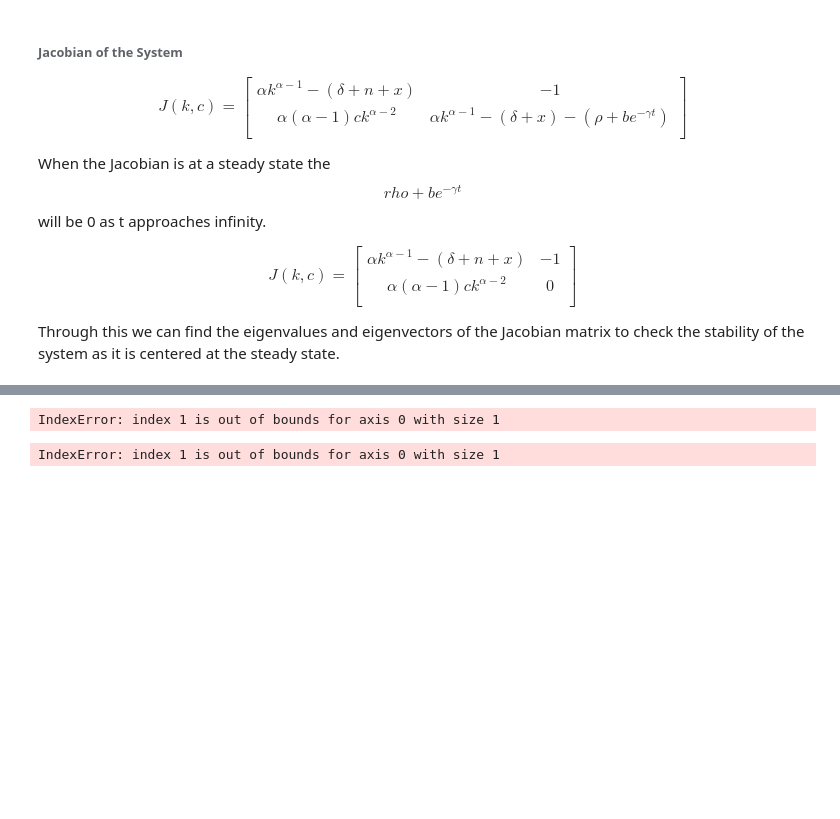
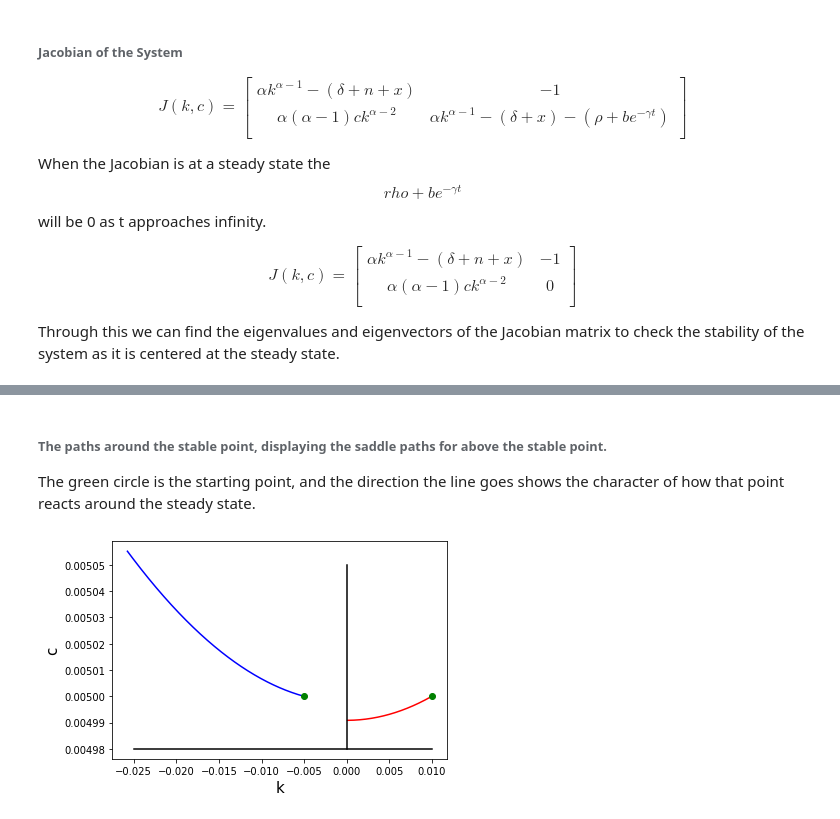
Before and after one commit to Shinsina/PIC-Math-MSCS-390-001, a Jupyter notebook: Finalized Jacobian Code.ipynb, the cells around one changed output, grey strips where cells are left out. Drawn from its saved outputs; the diff is of its cells as text; code cells hidden in the pictures; blank space fills up the shorter version.

```diff
--- a/Finalized Jacobian Code.ipynb
+++ b/Finalized Jacobian Code.ipynb
@@ -142,29 +166,11 @@ The Eigenvectors as columns: [[ 5.60229294e-02  0.00000000e+00]
+# %% [markdown]
+###### The paths around the stable point, displaying the saddle paths for above the stable point.
+
+The green circle is the starting point, and the direction the line goes shows the character of how that point reacts around the steady state.
 # %%
-t,v = rk4_solve(0,4,1e-2, UpLfQ,F,Jentries)
-
-plt.plot(v[:,0],v[:,1], 'b');
-
+test = plt.plot(v[:,0],v[:,1], 'b', v2[:,0],v2[:,1], 'r',
+         [0,0],[0.00498,.00505], 'black', [-.025, .010], [.00498,.00498], 'black',UpRtQ[0],UpRtQ[1],'go',UpLfQ[0],UpLfQ[1],'go');
 plt.xlabel('k',size=15)
 plt.ylabel('c',size=15);
 # %% [output]
-IndexError: index 1 is out of bounds for axis 0 with size 1
+[figure, added]
-# %%
-UpLfQ = [-0.005, .005]  # Value in upper left quadrant (Blue)
-UpRtQ = [0.01, .005]   # Value in upper right quadrant (Red)
-LwLfQ = [-0.01, -0.005] # Value in lower left quadrantn(Purple)
-LwRtQ = [0.005, -0.005]  # Value in lower right quadrant (Yellow)
-
-
-t,v = rk4_solve(0,4,1e-2, UpLfQ,F,Jentries)
-t2,v2 = rk4_solve(0,2,1e-2, UpRtQ,F,Jentries)
-t3,v3 = rk4_solve(0,2,1e-2, LwLfQ,F,Jentries)
-t4,v4 = rk4_solve(0,2,1e-2, LwRtQ,F,Jentries)
-
-#np.shape(v)
-plt.plot(v[:,0],v[:,1], 'b',v2[:,0], v2[:,1],'r',v3[:,0], v3[:,1],'m',v4[:,0], v4[:,1],'y',
-         [-.009,.009],[0,0],'k',[0,0],[-.009, .009],'k');
-
-plt.xlabel('k',size=15)
-plt.ylabel('c',size=15);
-# %% [output]
-IndexError: index 1 is out of bounds for axis 0 with size 1
```
Also changed, not shown: parts of 4 cells of this notebook.
